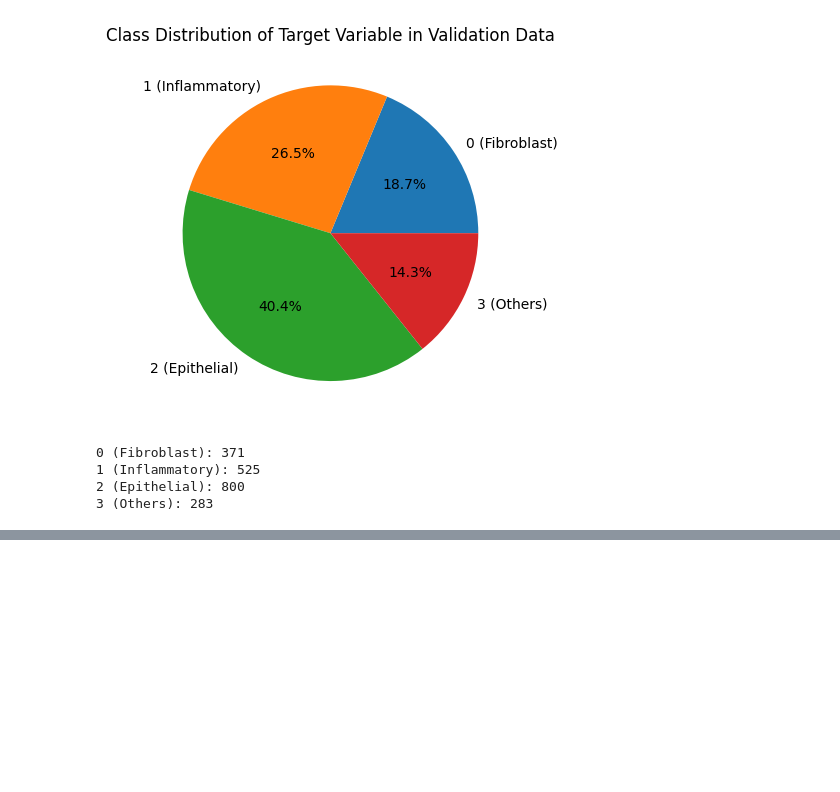
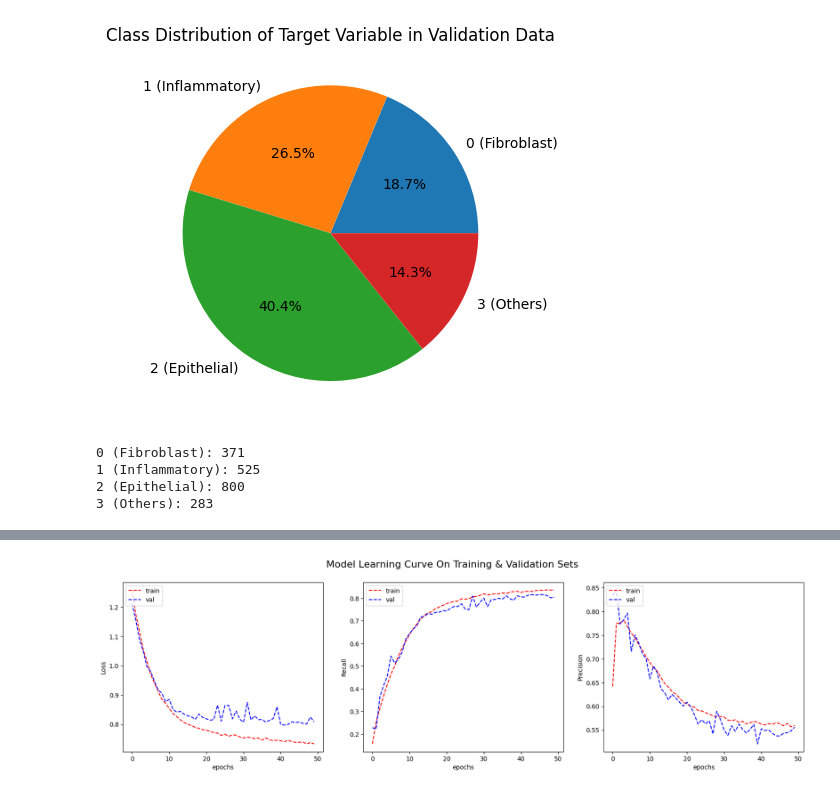
Before and after one commit to IbrahimAshhab/ML-A2-Colon-Cancer, a Jupyter notebook: s3953973_s4007880.ipynb, the cells around one changed output, grey strips where cells are left out. Drawn from its saved outputs; the diff is of its cells as text; code cells hidden in the pictures; blank space fills up the shorter version.

```diff
--- a/s3953973_s4007880.ipynb
+++ b/s3953973_s4007880.ipynb
@@ -869,0 +968,35 @@ print("3 (Others):", val_data_class_counts[3])
+# %%
+def plot_learning_curve(train_loss, val_loss, train_metric_1, val_metric_1, train_metric_2, val_metric_2, metric_name_1, metric_name_2, title):
+    plt.figure(figsize=(20,5))
+
+    plt.subplot(1,3,1)
+    plt.plot(train_loss, 'r--')
+    plt.plot(val_loss, 'b--')
+    plt.xlabel("epochs")
+    plt.ylabel("Loss")
+    plt.legend(['train', 'val'], loc='upper left')
+
+    plt.subplot(1,3,2)
+    plt.plot(train_metric_1, 'r--')
+    plt.plot(val_metric_1, 'b--')
+    plt.xlabel("epochs")
+    plt.ylabel(metric_name_1)
+    plt.legend(['train', 'val'], loc='upper left')
+
+    plt.subplot(1,3,3)
+    plt.plot(train_metric_2, 'r--')
+    plt.plot(val_metric_2, 'b--')
+    plt.xlabel("epochs")
+    plt.ylabel(metric_name_2)
+    plt.legend(['train', 'val'], loc='upper left')
+    plt.suptitle(title, fontsize=16)
+    plt.show()
+
+plot_learning_curve(history.history['loss'], history.history['val_loss'],
+                history.history['Recall'], history.history['val_Recall'],
+                history.history['Precision'], history.history['val_Precision'],
+                metric_name_1='Recall',
+                metric_name_2='Precision',
+                title='Model Learning Curve On Training & Validation Sets')
+# %% [output]
+[figure, added]
```
Also changed, not shown: parts of 11 cells of this notebook.
